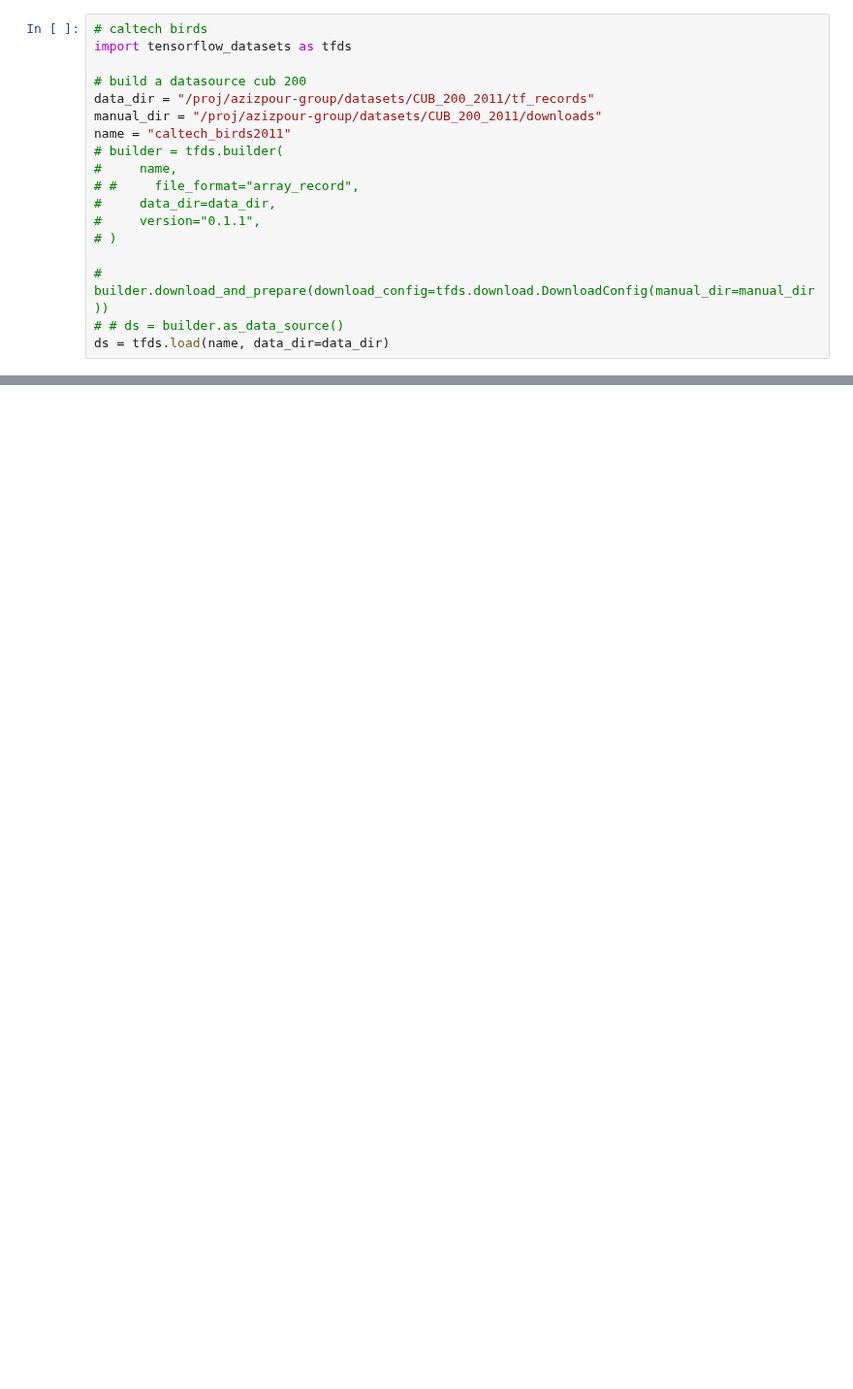
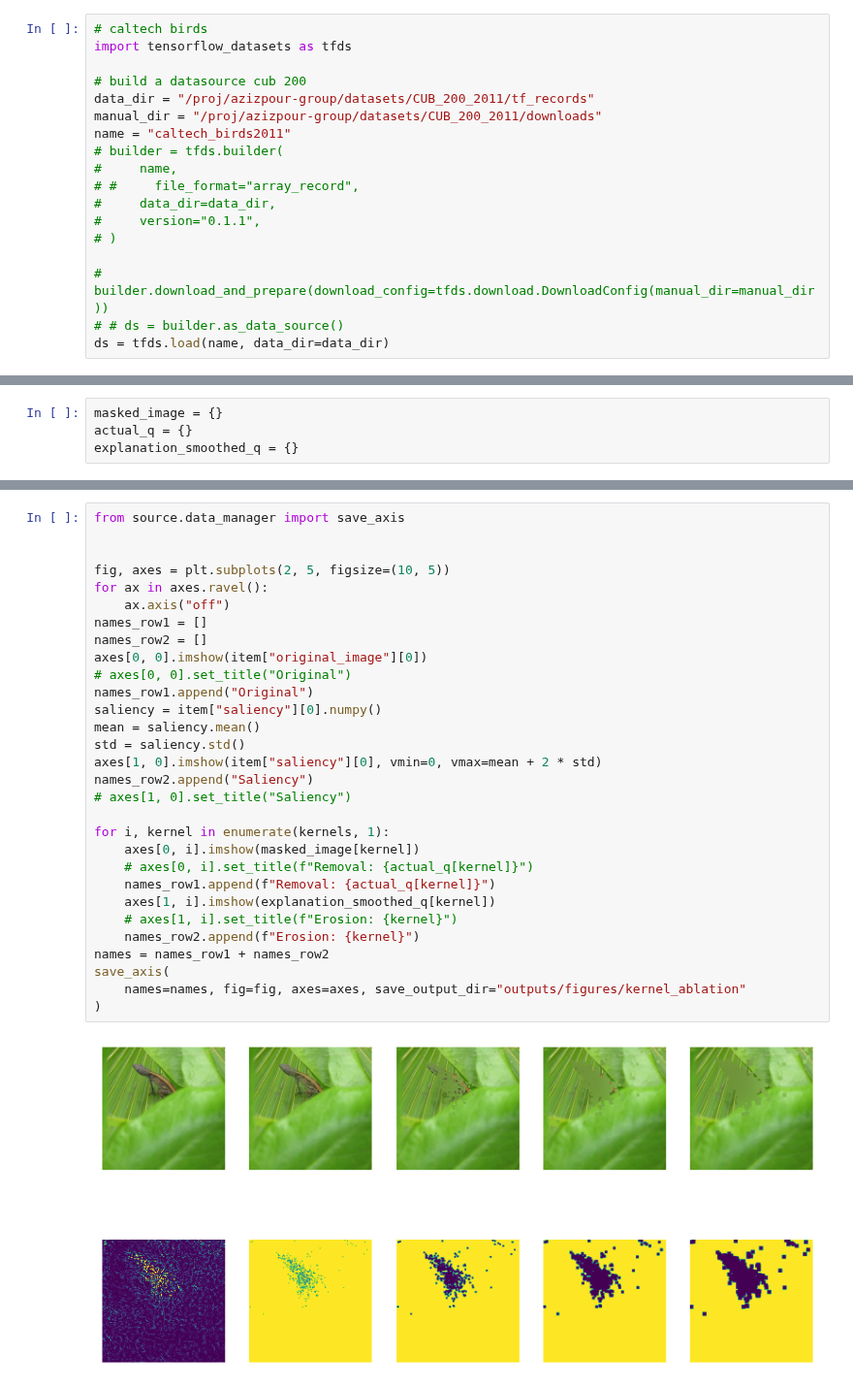
Before and after one commit to Amir-Mehrpanah/On-Spectral-Properties-of-Gradient-based-Explanation-Methods-ECCV24, a Jupyter notebook: experiments/experiment_8.ipynb, the cells around one changed output, grey strips where cells are left out. Shown at 97% size. Drawn from its saved outputs; the diff is of its cells as text; blank space fills up the shorter version.

```diff
--- a/experiments/experiment_8.ipynb
+++ b/experiments/experiment_8.ipynb
@@ -614,0 +557,4 @@ Name: count, dtype: int64
+# %%
+masked_image = {}
+actual_q = {}
+explanation_smoothed_q = {}
@@ -614,0 +606,32 @@ Name: count, dtype: int64
+# %%
+from source.data_manager import save_axis
+
+
+fig, axes = plt.subplots(2, 5, figsize=(10, 5))
+for ax in axes.ravel():
+    ax.axis("off")
+names_row1 = []
+names_row2 = []
+axes[0, 0].imshow(item["original_image"][0])
+# axes[0, 0].set_title("Original")
+names_row1.append("Original")
+saliency = item["saliency"][0].numpy()
+mean = saliency.mean()
+std = saliency.std()
+axes[1, 0].imshow(item["saliency"][0], vmin=0, vmax=mean + 2 * std)
+names_row2.append("Saliency")
+# axes[1, 0].set_title("Saliency")
+
+for i, kernel in enumerate(kernels, 1):
+    axes[0, i].imshow(masked_image[kernel])
+    # axes[0, i].set_title(f"Removal: {actual_q[kernel]}")
+    names_row1.append(f"Removal: {actual_q[kernel]}")
+    axes[1, i].imshow(explanation_smoothed_q[kernel])
+    # axes[1, i].set_title(f"Erosion: {kernel}")
+    names_row2.append(f"Erosion: {kernel}")
+names = names_row1 + names_row2
+save_axis(
+    names=names, fig=fig, axes=axes, save_output_dir="outputs/figures/kernel_ablation"
+)
+# %% [output]
+[figure, added]
```
Also changed, not shown: parts of 31 cells of this notebook, 8 other files.
